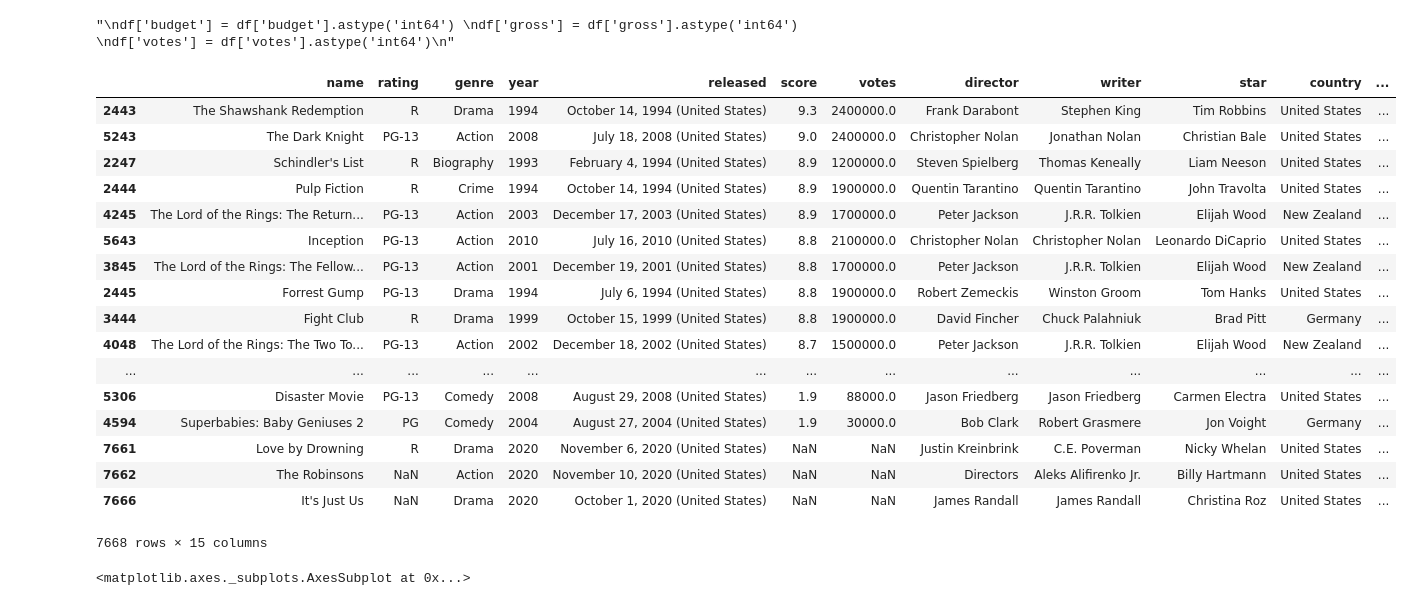
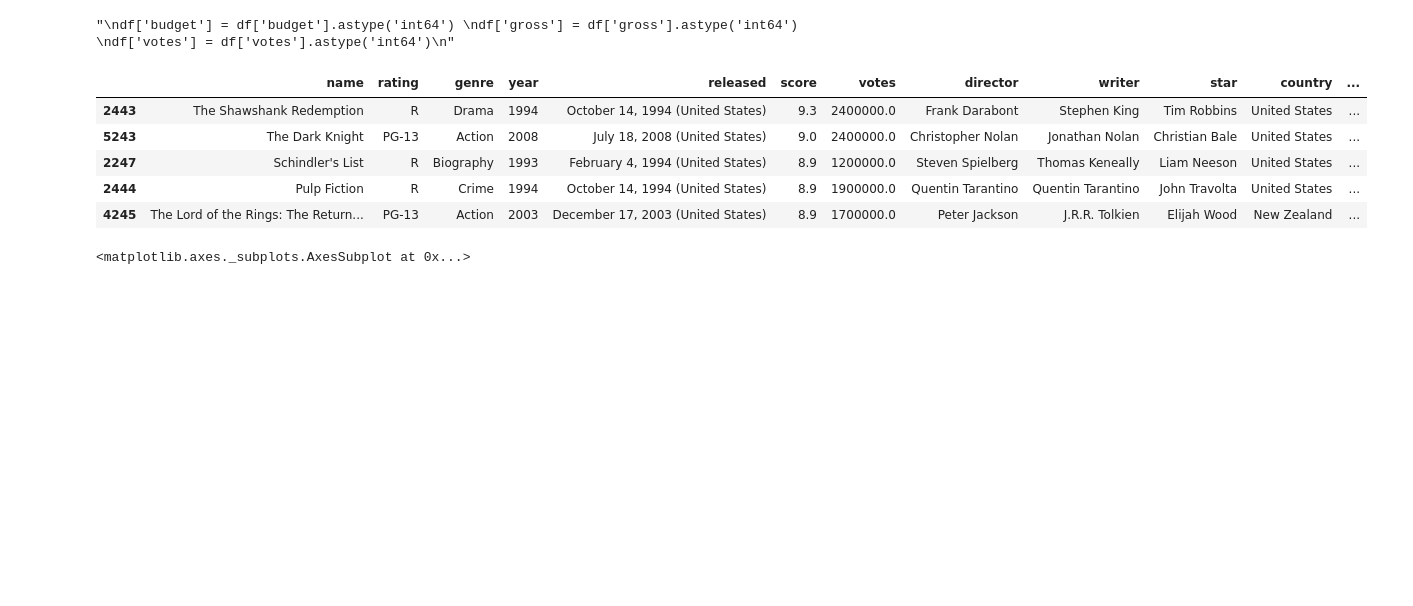
Before and after one commit to Odai509/PortfolioProjects, a Jupyter notebook: Movie Portfolio Project.ipynb, the cells around one changed output. Cells and saved outputs as stored; diff of their text form; code cells hidden in the pictures; blank space fills up the shorter version.

```diff
--- a/Movie Portfolio Project.ipynb
+++ b/Movie Portfolio Project.ipynb
@@ -101,26 +89,14 @@ df['votes'] = df['votes'].astype('int64')
 # %%
 # Sort data
 
-df.sort_values(by=['score'], inplace=False, ascending=False)
+df.sort_values(by=['score'], inplace=False, ascending=False).head()
 # %% [output]
 |  | name | rating | genre | year | released | score | votes | director | writer | star | country | ... |
 | 2443 | The Shawshank Redemption | R | Drama | 1994 | October 14, 1994 (United States) | 9.3 | 2400000.0 | Frank Darabont | Stephen King | Tim Robbins | United States | ... |
 | 5243 | The Dark Knight | PG-13 | Action | 2008 | July 18, 2008 (United States) | 9.0 | 2400000.0 | Christopher Nolan | Jonathan Nolan | Christian Bale | United States | ... |
 | 2247 | Schindler's List | R | Biography | 1993 | February 4, 1994 (United States) | 8.9 | 1200000.0 | Steven Spielberg | Thomas Keneally | Liam Neeson | United States | ... |
 | 2444 | Pulp Fiction | R | Crime | 1994 | October 14, 1994 (United States) | 8.9 | 1900000.0 | Quentin Tarantino | Quentin Tarantino | John Travolta | United States | ... |
 | 4245 | The Lord of the Rings: The Return... | PG-13 | Action | 2003 | December 17, 2003 (United States) | 8.9 | 1700000.0 | Peter Jackson | J.R.R. Tolkien | Elijah Wood | New Zealand | ... |
-| 5643 | Inception | PG-13 | Action | 2010 | July 16, 2010 (United States) | 8.8 | 2100000.0 | Christopher Nolan | Christopher Nolan | Leonardo DiCaprio | United States | ... |
-| 3845 | The Lord of the Rings: The Fellow... | PG-13 | Action | 2001 | December 19, 2001 (United States) | 8.8 | 1700000.0 | Peter Jackson | J.R.R. Tolkien | Elijah Wood | New Zealand | ... |
-| 2445 | Forrest Gump | PG-13 | Drama | 1994 | July 6, 1994 (United States) | 8.8 | 1900000.0 | Robert Zemeckis | Winston Groom | Tom Hanks | United States | ... |
-| 3444 | Fight Club | R | Drama | 1999 | October 15, 1999 (United States) | 8.8 | 1900000.0 | David Fincher | Chuck Palahniuk | Brad Pitt | Germany | ... |
-| 4048 | The Lord of the Rings: The Two To... | PG-13 | Action | 2002 | December 18, 2002 (United States) | 8.7 | 1500000.0 | Peter Jackson | J.R.R. Tolkien | Elijah Wood | New Zealand | ... |
-| ... | ... | ... | ... | ... | ... | ... | ... | ... | ... | ... | ... | ... |
-| 5306 | Disaster Movie | PG-13 | Comedy | 2008 | August 29, 2008 (United States) | 1.9 | 88000.0 | Jason Friedberg | Jason Friedberg | Carmen Electra | United States | ... |
-| 4594 | Superbabies: Baby Geniuses 2 | PG | Comedy | 2004 | August 27, 2004 (United States) | 1.9 | 30000.0 | Bob Clark | Robert Grasmere | Jon Voight | Germany | ... |
-| 7661 | Love by Drowning | R | Drama | 2020 | November 6, 2020 (United States) | NaN | NaN | Justin Kreinbrink | C.E. Poverman | Nicky Whelan | United States | ... |
-| 7662 | The Robinsons | NaN | Action | 2020 | November 10, 2020 (United States) | NaN | NaN | Directors | Aleks Alifirenko Jr. | Billy Hartmann | United States | ... |
-| 7666 | It's Just Us | NaN | Drama | 2020 | October 1, 2020 (United States) | NaN | NaN | James Randall | James Randall | Christina Roz | United States | ... |
-7668 rows × 15 columns
 # %%
 #view all columns
 
```
Also changed, not shown: parts of 2 cells of this notebook.
